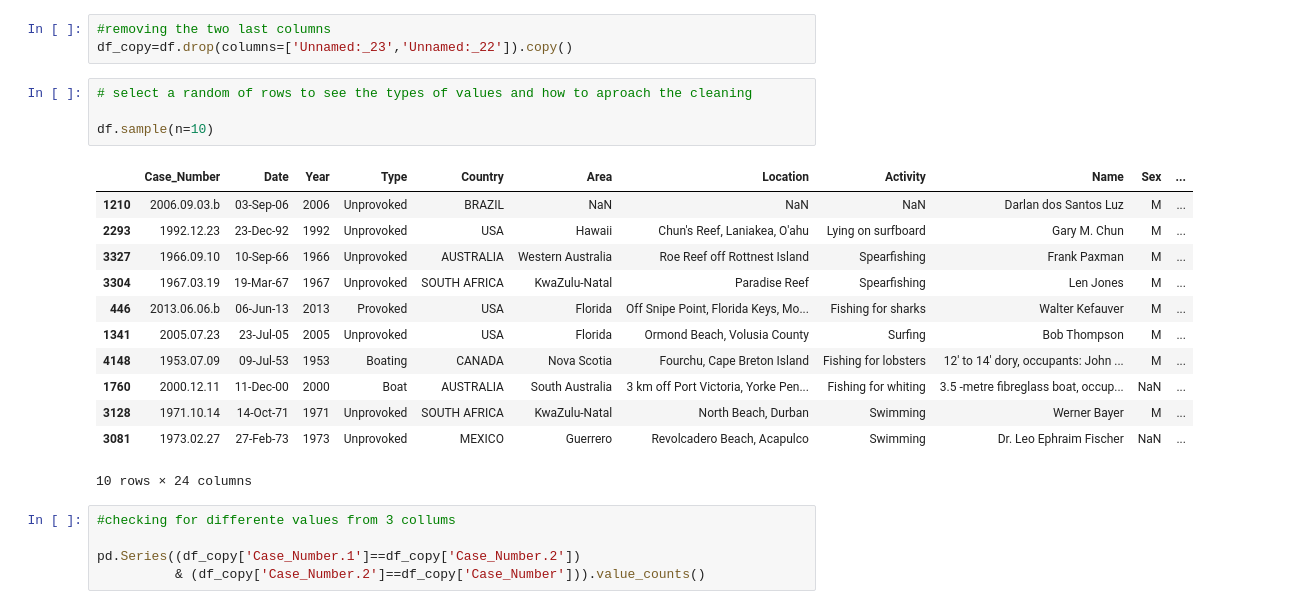
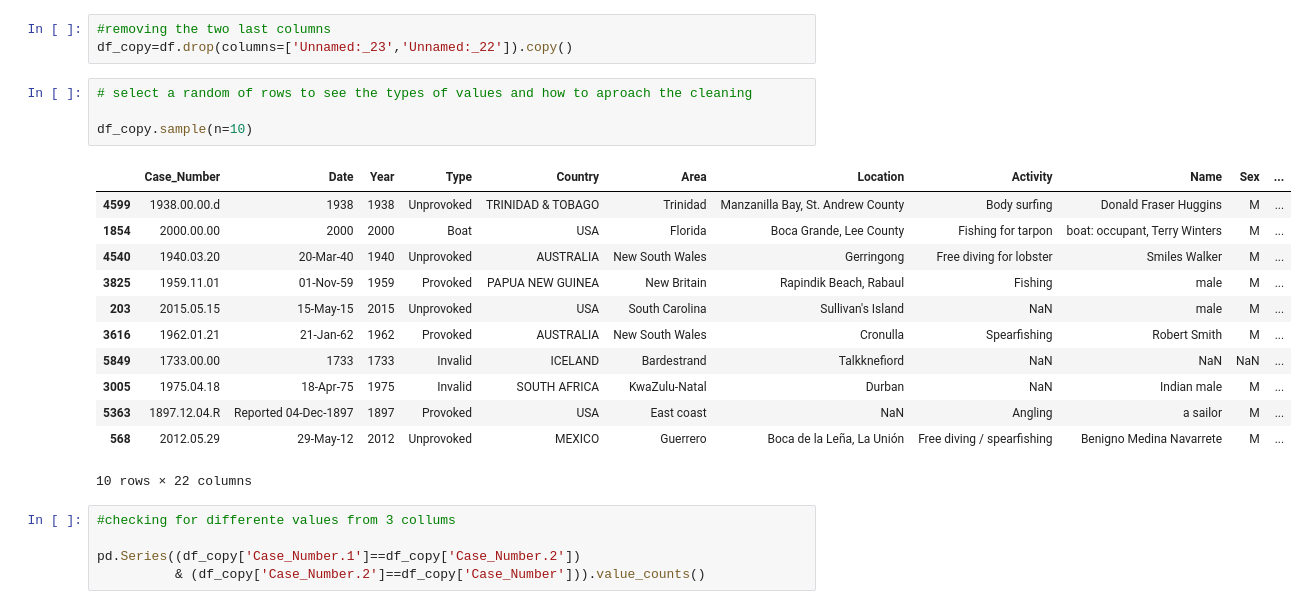
Before and after one commit to joao-dias-25/Data_cleaning_Project, a Jupyter notebook: data-wrangling.ipynb, the cells around one changed output. Saved outputs shown, nothing was run; the diff lists cells and outputs as text.

```diff
--- a/data-wrangling.ipynb
+++ b/data-wrangling.ipynb
@@ -170,20 +203,20 @@ df_copy=df.drop(columns=['Unnamed:_23','Unnamed:_22']).copy()
 # %%
 # select a random of rows to see the types of values and how to aproach the cleaning
 
-df.sample(n=10)
+df_copy.sample(n=10)
 # %% [output]
 |  | Case_Number | Date | Year | Type | Country | Area | Location | Activity | Name | Sex | ... |
-| 1210 | 2006.09.03.b | 03-Sep-06 | 2006 | Unprovoked | BRAZIL | NaN | NaN | NaN | Darlan dos Santos Luz | M | ... |
-| 2293 | 1992.12.23 | 23-Dec-92 | 1992 | Unprovoked | USA | Hawaii | Chun's Reef, Laniakea, O'ahu | Lying on surfboard | Gary M. Chun | M | ... |
-| 3327 | 1966.09.10 | 10-Sep-66 | 1966 | Unprovoked | AUSTRALIA | Western Australia | Roe Reef off Rottnest Island | Spearfishing | Frank Paxman | M | ... |
-| 3304 | 1967.03.19 | 19-Mar-67 | 1967 | Unprovoked | SOUTH AFRICA | KwaZulu-Natal | Paradise Reef | Spearfishing | Len Jones | M | ... |
-| 446 | 2013.06.06.b | 06-Jun-13 | 2013 | Provoked | USA | Florida | Off Snipe Point, Florida Keys, Mo... | Fishing for sharks | Walter Kefauver | M | ... |
-| 1341 | 2005.07.23 | 23-Jul-05 | 2005 | Unprovoked | USA | Florida | Ormond Beach, Volusia County | Surfing | Bob Thompson | M | ... |
-| 4148 | 1953.07.09 | 09-Jul-53 | 1953 | Boating | CANADA | Nova Scotia | Fourchu, Cape Breton Island | Fishing for lobsters | 12' to 14' dory, occupants: John ... | M | ... |
-| 1760 | 2000.12.11 | 11-Dec-00 | 2000 | Boat | AUSTRALIA | South Australia | 3 km off Port Victoria, Yorke Pen... | Fishing for whiting | 3.5 -metre fibreglass boat, occup... | NaN | ... |
-| 3128 | 1971.10.14 | 14-Oct-71 | 1971 | Unprovoked | SOUTH AFRICA | KwaZulu-Natal | North Beach, Durban | Swimming | Werner Bayer | M | ... |
-| 3081 | 1973.02.27 | 27-Feb-73 | 1973 | Unprovoked | MEXICO | Guerrero | Revolcadero Beach, Acapulco | Swimming | Dr. Leo Ephraim Fischer | NaN | ... |
+| 4599 | 1938.00.00.d | 1938 | 1938 | Unprovoked | TRINIDAD & TOBAGO | Trinidad | Manzanilla Bay, St. Andrew County | Body surfing | Donald Fraser Huggins | M | ... |
+| 1854 | 2000.00.00 | 2000 | 2000 | Boat | USA | Florida | Boca Grande, Lee County | Fishing for tarpon | boat: occupant, Terry Winters | M | ... |
+| 4540 | 1940.03.20 | 20-Mar-40 | 1940 | Unprovoked | AUSTRALIA | New South Wales | Gerringong | Free diving for lobster | Smiles Walker | M | ... |
+| 3825 | 1959.11.01 | 01-Nov-59 | 1959 | Provoked | PAPUA NEW GUINEA | New Britain | Rapindik Beach, Rabaul | Fishing | male | M | ... |
+| 203 | 2015.05.15 | 15-May-15 | 2015 | Unprovoked | USA | South Carolina | Sullivan's Island | NaN | male | M | ... |
+| 3616 | 1962.01.21 | 21-Jan-62 | 1962 | Provoked | AUSTRALIA | New South Wales | Cronulla | Spearfishing | Robert Smith | M | ... |
+| 5849 | 1733.00.00 | 1733 | 1733 | Invalid | ICELAND | Bardestrand | Talkknefiord | NaN | NaN | NaN | ... |
+| 3005 | 1975.04.18 | 18-Apr-75 | 1975 | Invalid | SOUTH AFRICA | KwaZulu-Natal | Durban | NaN | Indian male | M | ... |
+| 5363 | 1897.12.04.R | Reported 04-Dec-1897 | 1897 | Provoked | USA | East coast | NaN | Angling | a sailor | M | ... |
+| 568 | 2012.05.29 | 29-May-12 | 2012 | Unprovoked | MEXICO | Guerrero | Boca de la Leña, La Unión | Free diving / spearfishing | Benigno Medina Navarrete | M | ... |
-10 rows × 24 columns
+10 rows × 22 columns
 # %%
 #checking for differente values from 3 collums
 
```
Also changed, not shown: parts of 30 cells of this notebook, 2 other files.
